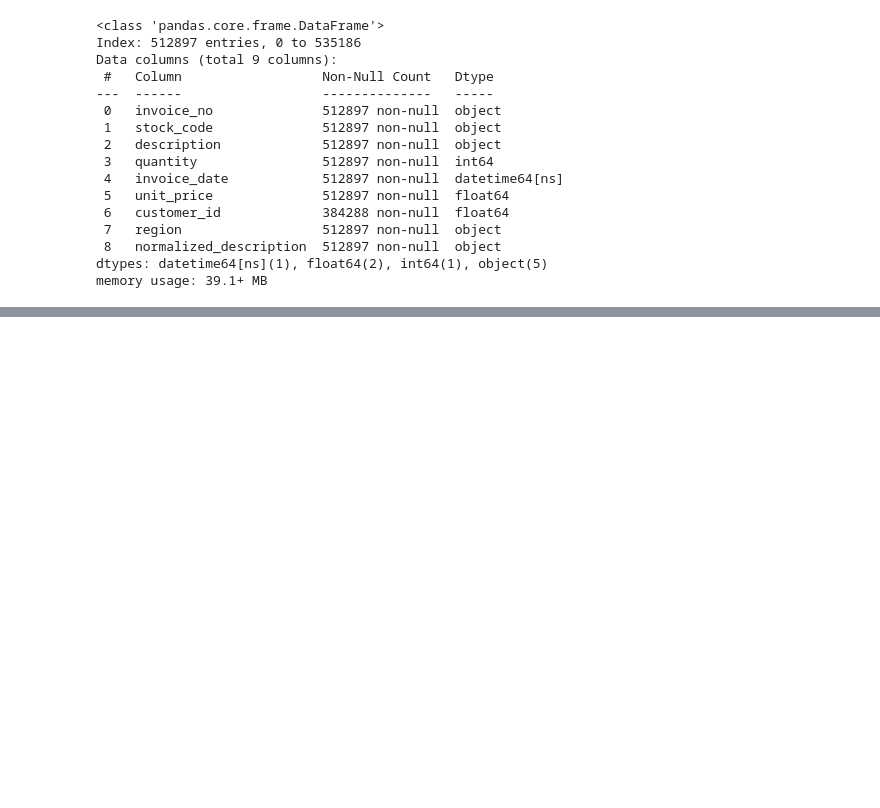
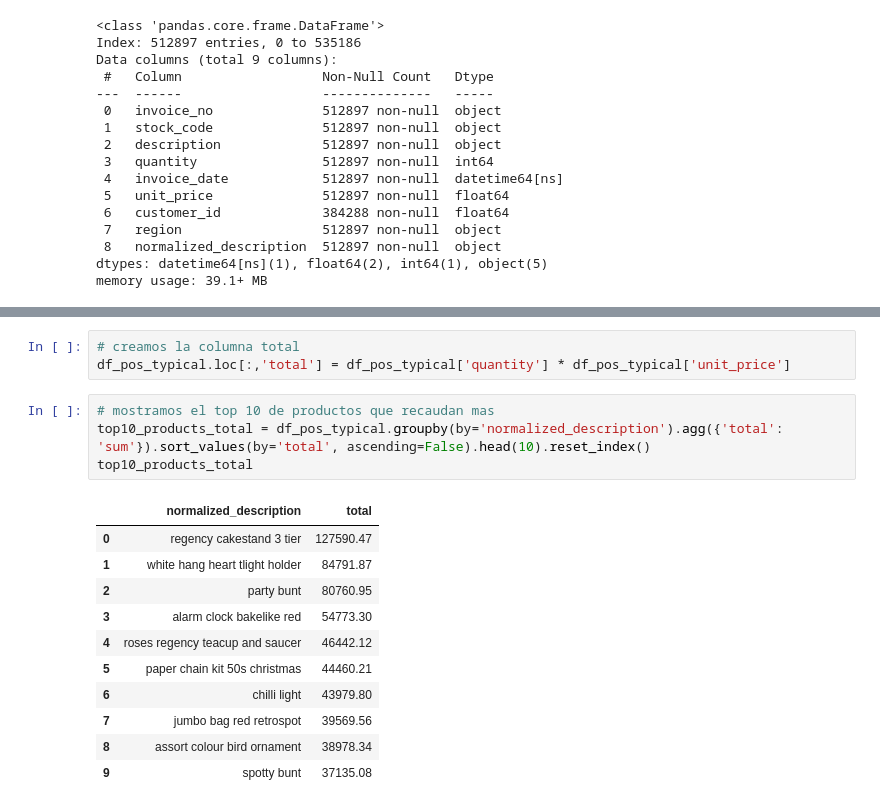
Before and after one commit to aurvantGitHub/hackathon-tripleten, a Jupyter notebook: datasets/intermediate/EDA.ipynb, the cells around one changed output, grey strips where cells are left out. Cells and saved outputs as stored; diff of their text form; blank space fills up the shorter version.

```diff
--- a/datasets/intermediate/EDA.ipynb
+++ b/datasets/intermediate/EDA.ipynb
@@ -162,0 +192,19 @@ memory usage: 39.1+ MB
+# %%
+# creamos la columna total
+df_pos_typical.loc[:,'total'] = df_pos_typical['quantity'] * df_pos_typical['unit_price']
+# %%
+# mostramos el top 10 de productos que recaudan mas
+top10_products_total = df_pos_typical.groupby(by='normalized_description').agg({'total': 'sum'}).sort_values(by='total', ascending=False).head(10).reset_index()
+top10_products_total
+# %% [output]
+|  | normalized_description | total |
+| 0 | regency cakestand 3 tier | 127590.47 |
+| 1 | white hang heart tlight holder | 84791.87 |
+| 2 | party bunt | 80760.95 |
+| 3 | alarm clock bakelike red | 54773.30 |
+| 4 | roses regency teacup and saucer | 46442.12 |
+| 5 | paper chain kit 50s christmas | 44460.21 |
+| 6 | chilli light | 43979.80 |
+| 7 | jumbo bag red retrospot | 39569.56 |
+| 8 | assort colour bird ornament | 38978.34 |
+| 9 | spotty bunt | 37135.08 |
```
Also changed, not shown: parts of 7 cells of this notebook.
